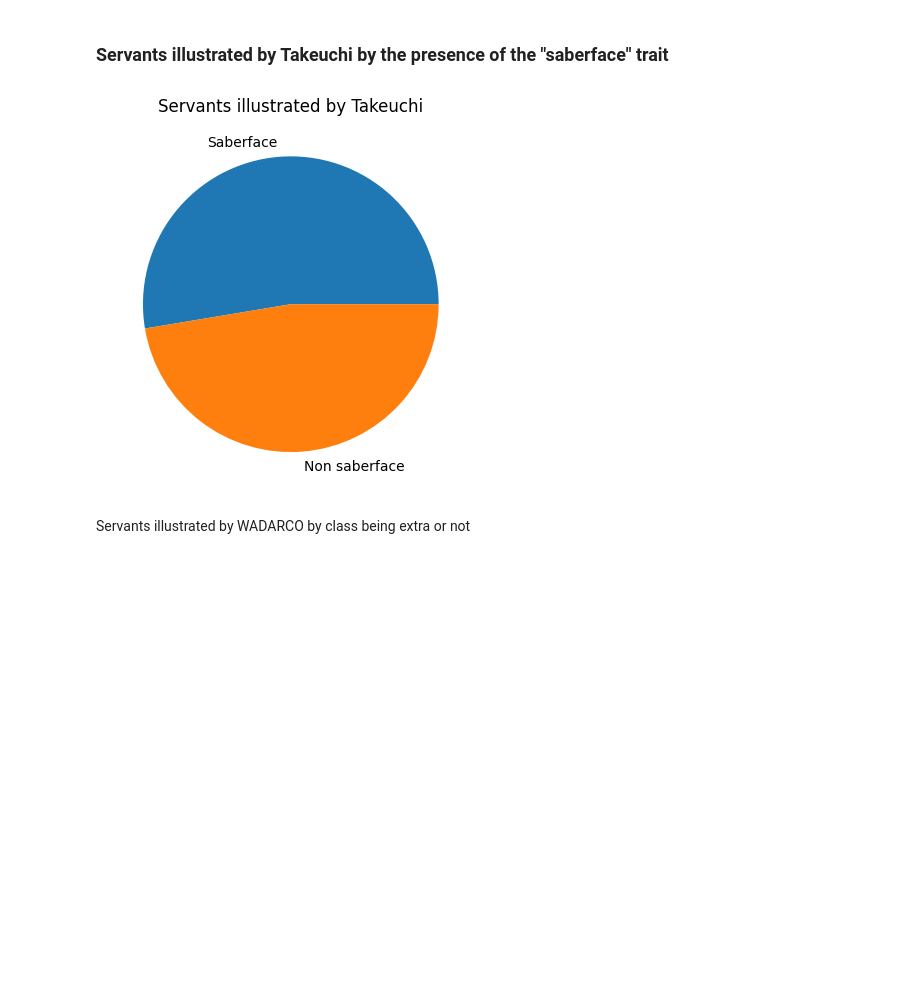
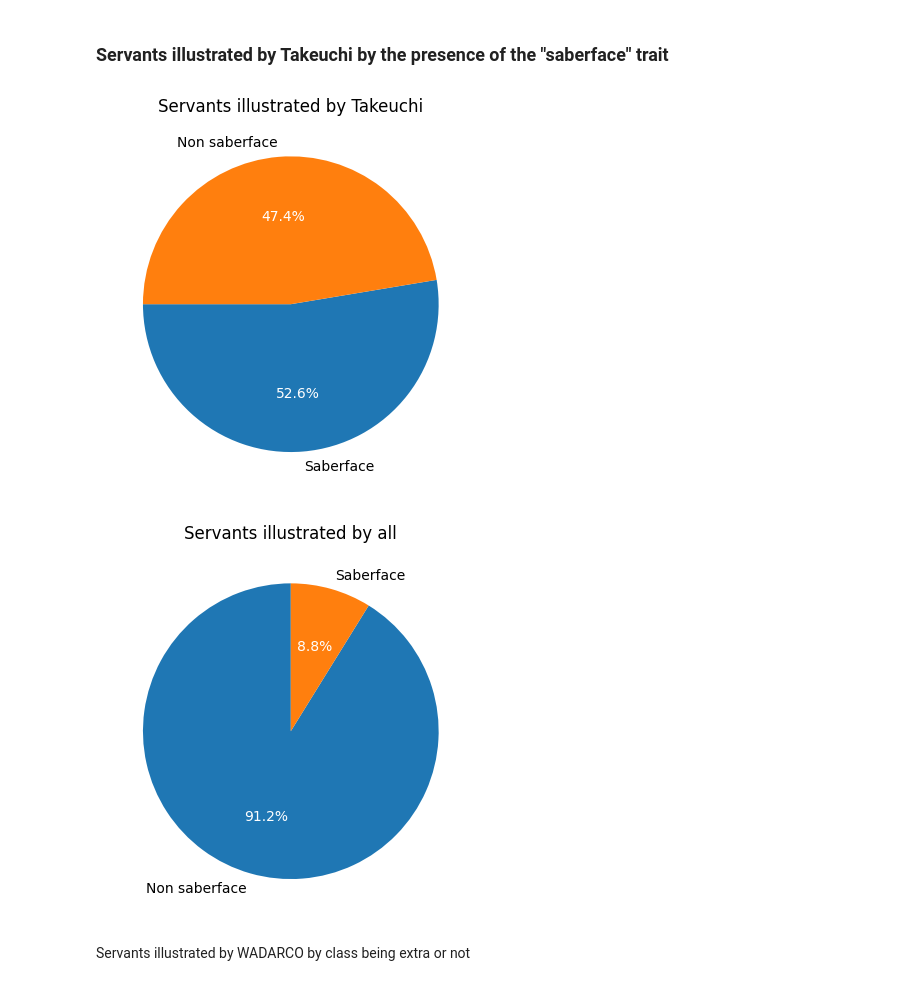
Before and after one commit to manuelelucchi/VisualizzazioneScientifica, a Jupyter notebook: Report.ipynb, the cells around one changed output. Saved outputs shown, nothing was run; the diff lists cells and outputs as text; code cells hidden in the pictures; blank space fills up the shorter version.

```diff
--- a/Report.ipynb
+++ b/Report.ipynb
@@ -48,7 +48,9 @@ cleanData = df.filter(items=[
     'traits',
     'illustrator',
     'saberface',
-    'extra'
+    'extra',
+    'noblePhantasms',
+    'cards'
 ])
 
 cleanData.filter(items=[
@@ -111,7 +117,13 @@ plt.show()
 ### Servants by attribute
 # %%
 servants_by_attribute = cleanData[cleanData['attribute'] != "beast"].groupby('attribute').count()
-plt.pie(servants_by_attribute["id"].values, labels=list(map(lambda x: x.title(),servants_by_attribute["id"].keys())), startangle = 90)
+_,_,autotexts = plt.pie(
+    servants_by_attribute["id"].values,
+    labels=list(map(lambda x: x.title(),servants_by_attribute["id"].keys())),
+    startangle = 90,
+    autopct='%1.1f%%')
+for autotext in autotexts:
+    autotext.set_color('white')
 plt.title("Servants by attribute")
 plt.savefig("presentation/images/frequency_by_attribute.png", bbox_inches="tight")
 plt.show()
@@ -263,13 +286,25 @@ plt.show()
 # %%
 servants_by_take = cleanData[cleanData["illustrator"] == "Takashi Takeuchi"].copy()
 servants_by_take = servants_by_take.groupby(by='saberface').count().sort_values(by="id", ascending=False)
 values = servants_by_take["id"].values
-plt.pie(values,labels=["Saberface", "Non saberface"])
+_,_,autotexts = plt.pie(values,labels=["Saberface","Non saberface"],startangle = 180,autopct='%1.1f%%')
+for autotext in autotexts:
+    autotext.set_color('white')
 plt.title("Servants illustrated by Takeuchi")
-plt.savefig("presentation/images/saberface.png")
-plt.show() #renderlo a barre e far vedere la distribuzione totale vs quella di take
+plt.savefig("presentation/images/saberface_take.png", bbox_inches="tight")
+plt.show()
+
+saberface = cleanData.groupby(by='saberface').count().sort_values(by="id", ascending=False)
+values = saberface["id"].values
+_,_,autotexts = plt.pie(values,labels=["Non saberface", "Saberface"],startangle = 90,autopct='%1.1f%%')
+for autotext in autotexts:
+    autotext.set_color('white')
+plt.title("Servants illustrated by all")
+plt.savefig("presentation/images/saberface.png", bbox_inches="tight")
+plt.show()
 # %% [output]
-[figure, old version]
+[figure, new version]
+[figure, added]
 # %% [markdown]
 Servants illustrated by WADARCO by class being extra or not
 # %%
```
Also changed, not shown: parts of 8 cells of this notebook, 20 other files.
